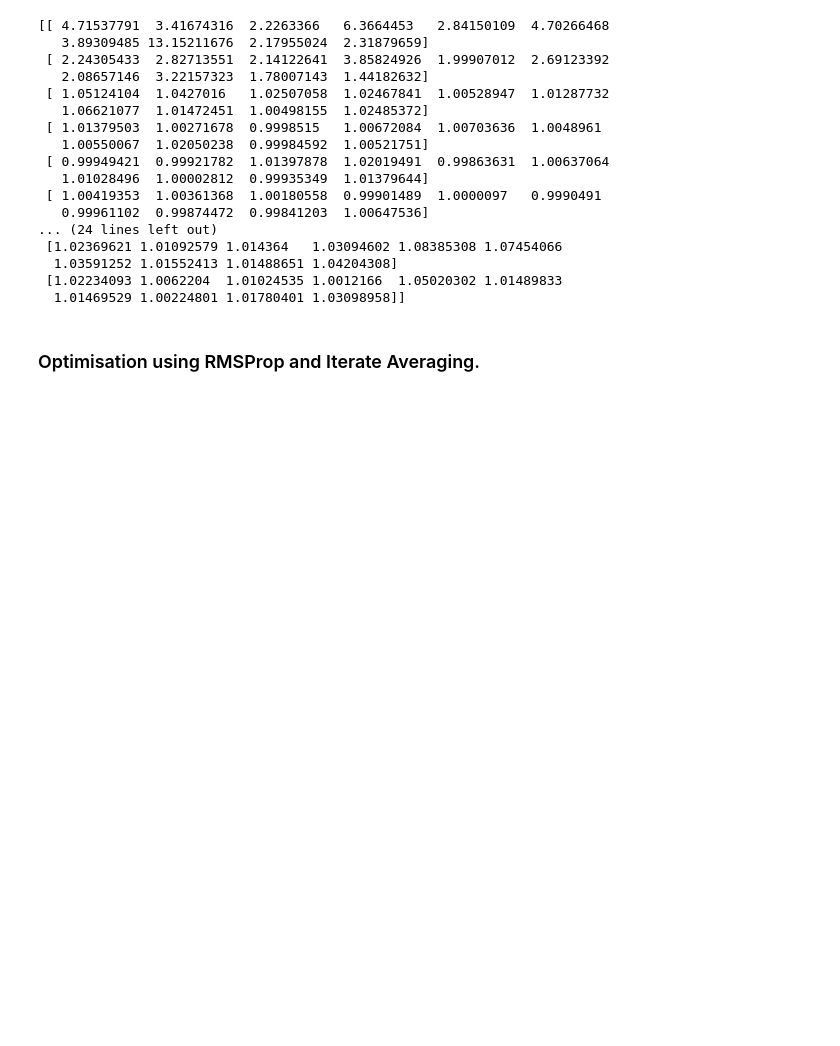
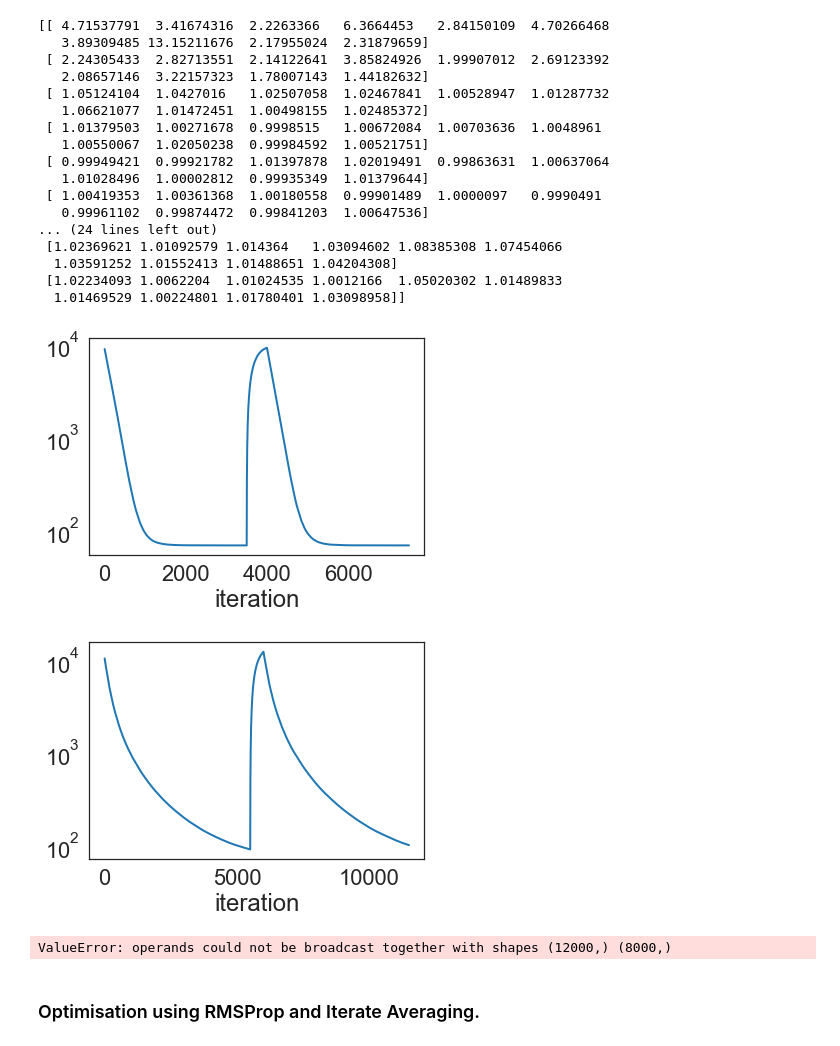
Before and after one commit to kunalghosh/viabel, a Jupyter notebook: notebooks/robust-regression-model-example.ipynb, the cells around one changed output. Cells and saved outputs as stored; diff of their text form; code cells hidden in the pictures; blank space fills up the shorter version.

```diff
--- a/notebooks/robust-regression-model-example.ipynb
+++ b/notebooks/robust-regression-model-example.ipynb
@@ -231,8 +231,12 @@ klvi_var_param_pd, _, averaged_klvi_var_param_pd, klvi_history_pd, _ = \
     rmsprop_IA_optimize(n_iters, klvi_objective_and_grad_pd, init_var_param, learning_rate=.01)
 # %%
 plot_history(klvi_history)
-plot_history(klvi_history_pd)
-plot_history(klvi_history_pd - klvi_history)
+plot_history(klvi_history_adam)
+plot_history(klvi_history_adam - klvi_history)
+# %% [output]
+[figure, added]
+[figure, added]
+ValueError: operands could not be broadcast together with shapes (12000,) (8000,)
 # %% [markdown]
 ### Optimisation using RMSProp and Iterate Averaging.
 # %%
```
Also changed, not shown: parts of 4 cells of this notebook, 2 other files.
